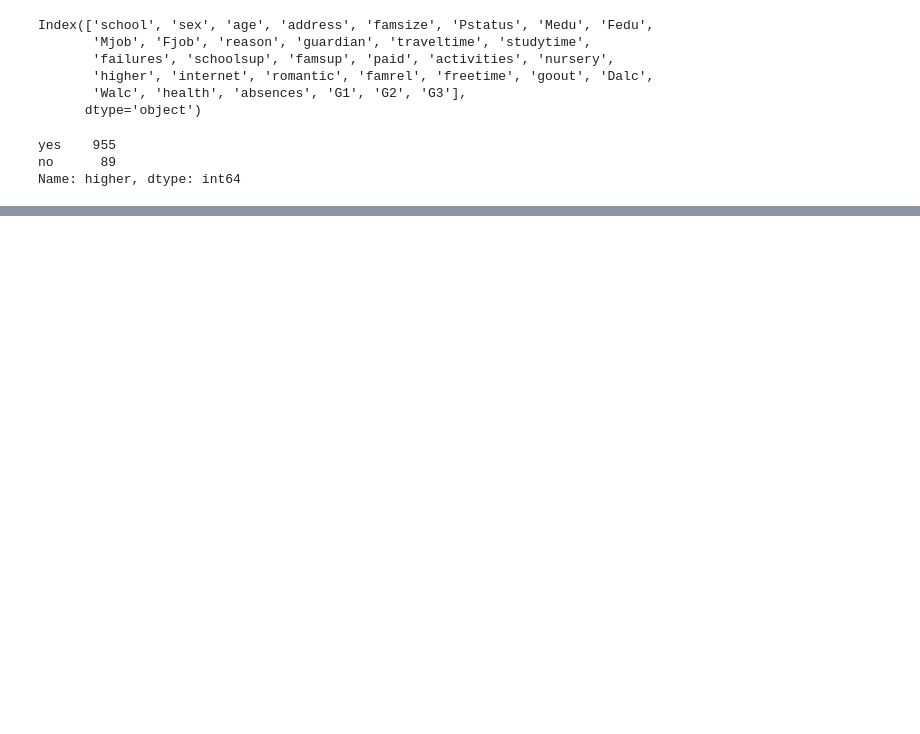
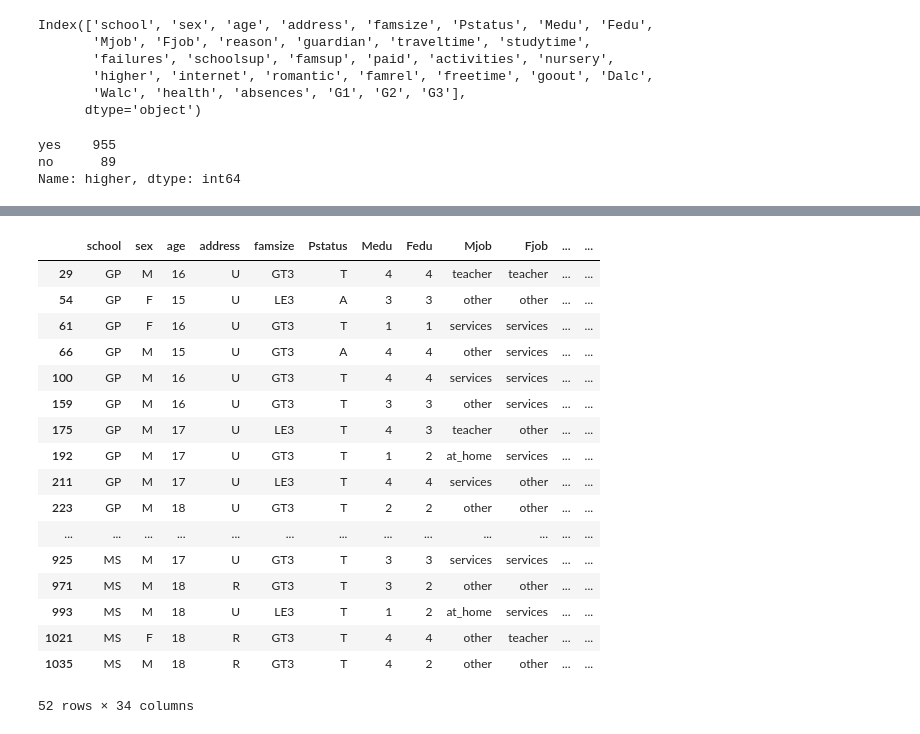
Before and after one commit to IamNivestar/exploratory_analysis_alcohol-effects, a Jupyter notebook: analysis_code.ipynb, the cells around one changed output, grey strips where cells are left out. Drawn from its saved outputs; the diff is of its cells as text; code cells hidden in the pictures; blank space fills up the shorter version.

```diff
--- a/analysis_code.ipynb
+++ b/analysis_code.ipynb
@@ -786,0 +854,21 @@ health
+# %%
+alto_consumo = df.loc[(df.Consumo=='Alto')]
+# %% [output]
+|  | school | sex | age | address | famsize | Pstatus | Medu | Fedu | Mjob | Fjob | ... | ... |
+| 29 | GP | M | 16 | U | GT3 | T | 4 | 4 | teacher | teacher | ... | ... |
+| 54 | GP | F | 15 | U | LE3 | A | 3 | 3 | other | other | ... | ... |
+| 61 | GP | F | 16 | U | GT3 | T | 1 | 1 | services | services | ... | ... |
+| 66 | GP | M | 15 | U | GT3 | A | 4 | 4 | other | services | ... | ... |
+| 100 | GP | M | 16 | U | GT3 | T | 4 | 4 | services | services | ... | ... |
+| 159 | GP | M | 16 | U | GT3 | T | 3 | 3 | other | services | ... | ... |
+| 175 | GP | M | 17 | U | LE3 | T | 4 | 3 | teacher | other | ... | ... |
+| 192 | GP | M | 17 | U | GT3 | T | 1 | 2 | at_home | services | ... | ... |
+| 211 | GP | M | 17 | U | LE3 | T | 4 | 4 | services | other | ... | ... |
+| 223 | GP | M | 18 | U | GT3 | T | 2 | 2 | other | other | ... | ... |
+| ... | ... | ... | ... | ... | ... | ... | ... | ... | ... | ... | ... | ... |
+| 925 | MS | M | 17 | U | GT3 | T | 3 | 3 | services | services | ... | ... |
+| 971 | MS | M | 18 | R | GT3 | T | 3 | 2 | other | other | ... | ... |
+| 993 | MS | M | 18 | U | LE3 | T | 1 | 2 | at_home | services | ... | ... |
+| 1021 | MS | F | 18 | R | GT3 | T | 4 | 4 | other | teacher | ... | ... |
+| 1035 | MS | M | 18 | R | GT3 | T | 4 | 2 | other | other | ... | ... |
+52 rows × 34 columns
```
Also changed, not shown: parts of 51 cells of this notebook.
